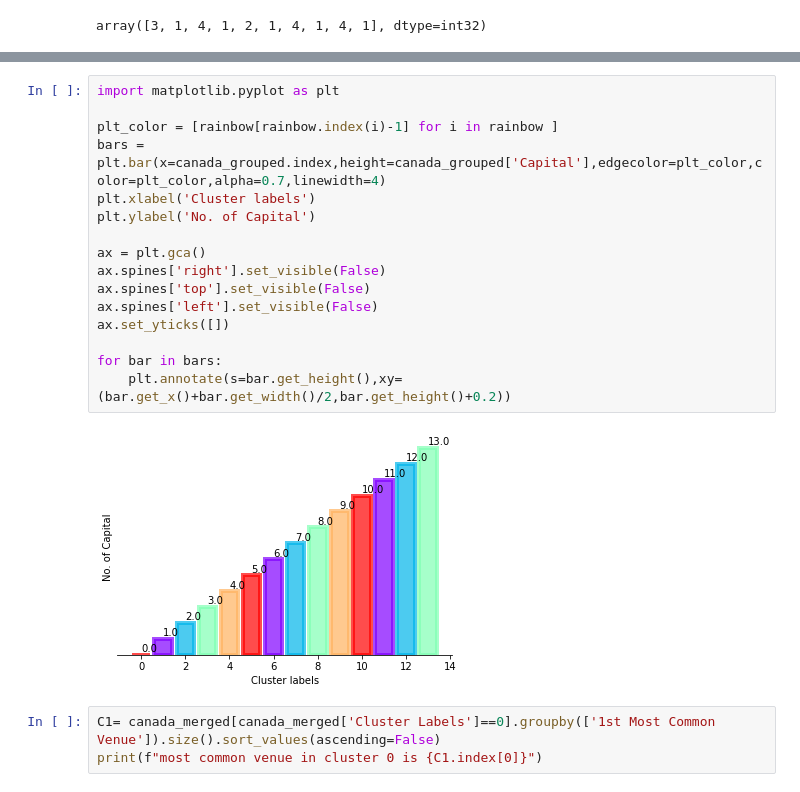
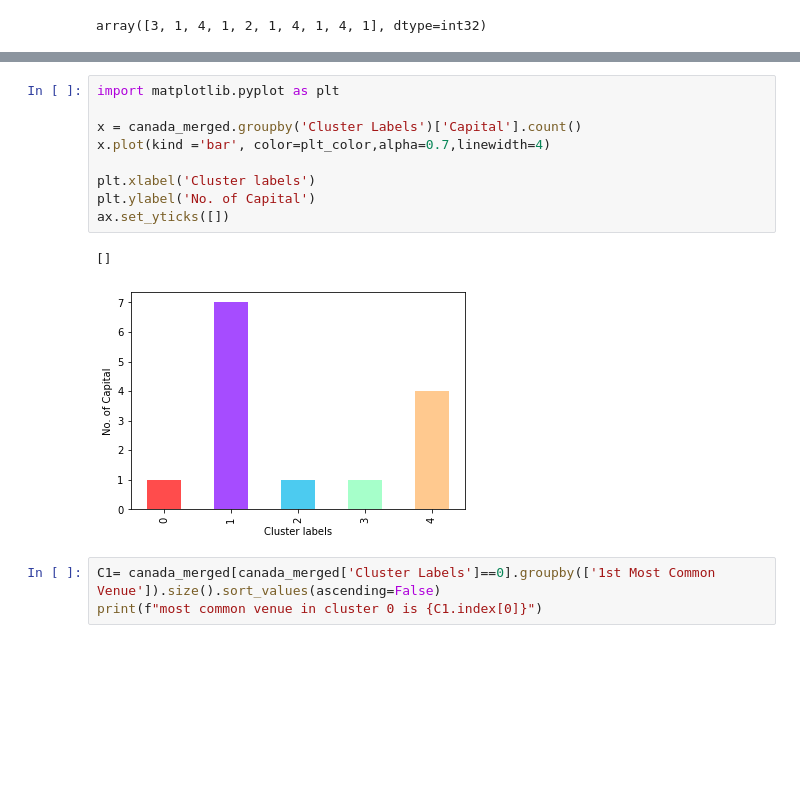
Before and after one commit to rjnp2/Coursera_Capstone., a Jupyter notebook: Capstone Project - The Battle of Neighborhoods (Week 2)/battle_of_neighborhood.ipynb, the cells around one changed output, grey strips where cells are left out. Cells and saved outputs as stored; diff of their text form; blank space fills up the shorter version.

```diff
--- a/Capstone Project - The Battle of Neighborhoods (Week 2)/battle_of_neighborhood.ipynb
+++ b/Capstone Project - The Battle of Neighborhoods (Week 2)/battle_of_neighborhood.ipynb
@@ -337,24 +337,18 @@ for lat, lon, poi, cluster in zip(canada_merged['latitude'], canada_merged['long
 map_clusters
 # %% [output]
 [interactive output not drawn]
-# %%
-import matplotlib.pyplot as plt
-
-plt_color = [rainbow[rainbow.index(i)-1] for i in rainbow ]
-bars = plt.bar(x=canada_grouped.index,height=canada_grouped['Capital'],edgecolor=plt_color,color=plt_color,alpha=0.7,linewidth=4)
-plt.xlabel('Cluster labels')
-plt.ylabel('No. of Capital')
-
-ax = plt.gca()
-ax.spines['right'].set_visible(False)
-ax.spines['top'].set_visible(False)
-ax.spines['left'].set_visible(False)
-ax.set_yticks([])
-
-for bar in bars:
-    plt.annotate(s=bar.get_height(),xy=(bar.get_x()+bar.get_width()/2,bar.get_height()+0.2))
-# %% [output]
-[figure, removed]
+# %%
+import matplotlib.pyplot as plt
+
+x = canada_merged.groupby('Cluster Labels')['Capital'].count()
+x.plot(kind ='bar', color=plt_color,alpha=0.7,linewidth=4)
+
+plt.xlabel('Cluster labels')
+plt.ylabel('No. of Capital')
+ax.set_yticks([])
+# %% [output]
+[]
+[figure, added]
 # %%
 C1= canada_merged[canada_merged['Cluster Labels']==0].groupby(['1st Most Common Venue']).size().sort_values(ascending=False)
 print(f"most common venue in cluster 0 is {C1.index[0]}")
```
Also changed, not shown: parts of 1 cell of this notebook.
